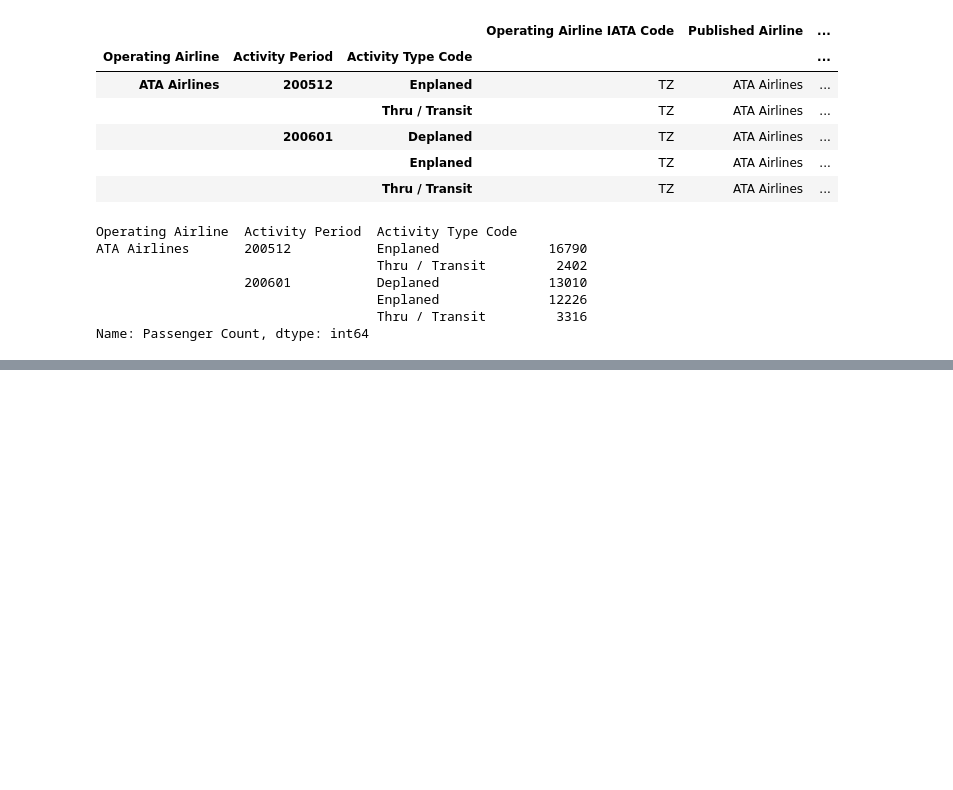
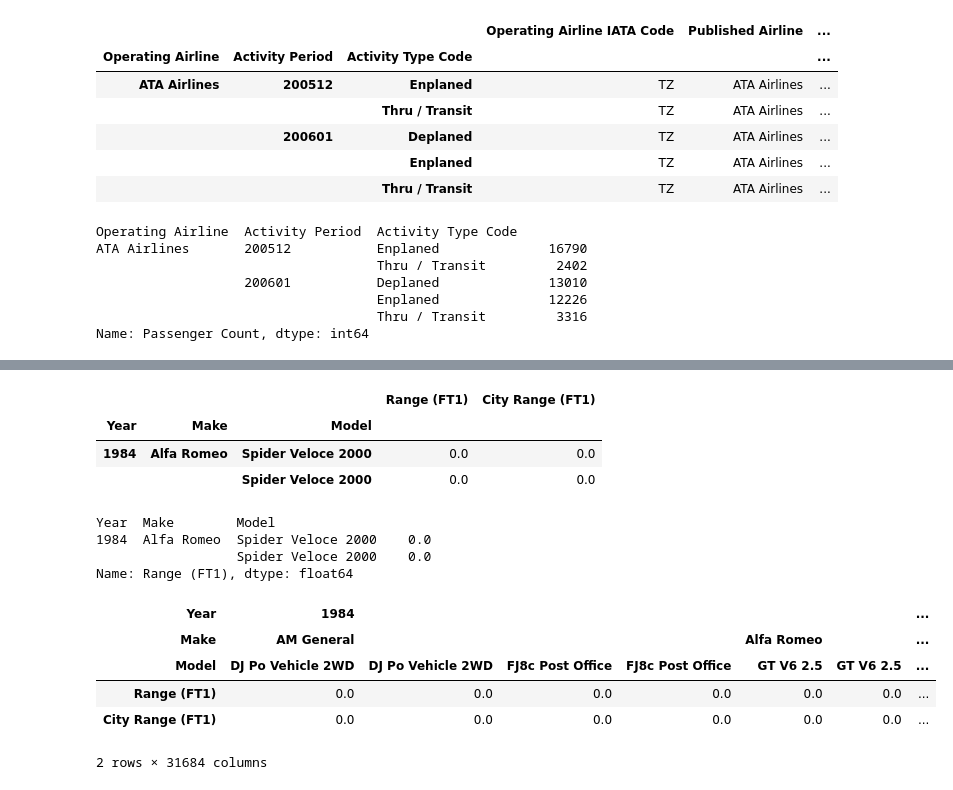
Before and after one commit to Byienio/Pandas_pg, a Jupyter notebook: MultiIndexAndPivotTables.ipynb, the cells around one changed output, grey strips where cells are left out. Cells and saved outputs as stored; diff of their text form; code cells hidden in the pictures; blank space fills up the shorter version.

```diff
--- a/MultiIndexAndPivotTables.ipynb
+++ b/MultiIndexAndPivotTables.ipynb
@@ -159,0 +211,25 @@ Name: Passenger Count, dtype: int64
+# %%
+fuel.loc[(1984,'Alfa Romeo','Spider Veloce 2000')]
+# %% [output]
+|  |  |  | Range (FT1) | City Range (FT1) |
+| Year | Make | Model |  |  |
+| 1984 | Alfa Romeo | Spider Veloce 2000 | 0.0 | 0.0 |
+|  |  | Spider Veloce 2000 | 0.0 | 0.0 |
+# %%
+fuel.loc[ (1984,'Alfa Romeo','Spider Veloce 2000'),'Range (FT1)' ]
+# %% [output]
+Year  Make        Model
+1984  Alfa Romeo  Spider Veloce 2000    0.0
+                  Spider Veloce 2000    0.0
+Name: Range (FT1), dtype: float64
+# %%
+fuel = fuel.transpose()
+# %%
+fuel.head()
+# %% [output]
+| Year | 1984 |  |  |  |  |  | ... |
+| Make | AM General |  |  |  | Alfa Romeo |  | ... |
+| Model | DJ Po Vehicle 2WD | DJ Po Vehicle 2WD | FJ8c Post Office | FJ8c Post Office | GT V6 2.5 | GT V6 2.5 | ... |
+| Range (FT1) | 0.0 | 0.0 | 0.0 | 0.0 | 0.0 | 0.0 | ... |
+| City Range (FT1) | 0.0 | 0.0 | 0.0 | 0.0 | 0.0 | 0.0 | ... |
+2 rows × 31684 columns
```
Also changed, not shown: parts of 9 cells of this notebook.
